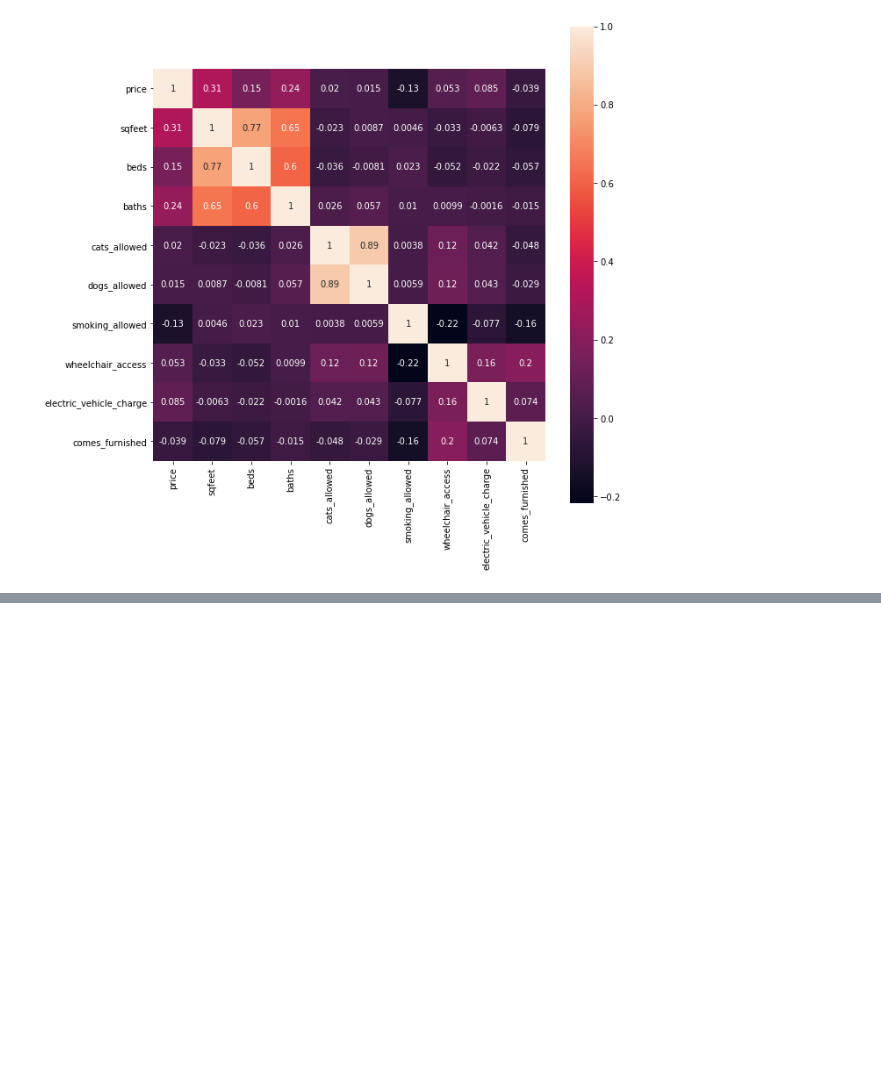
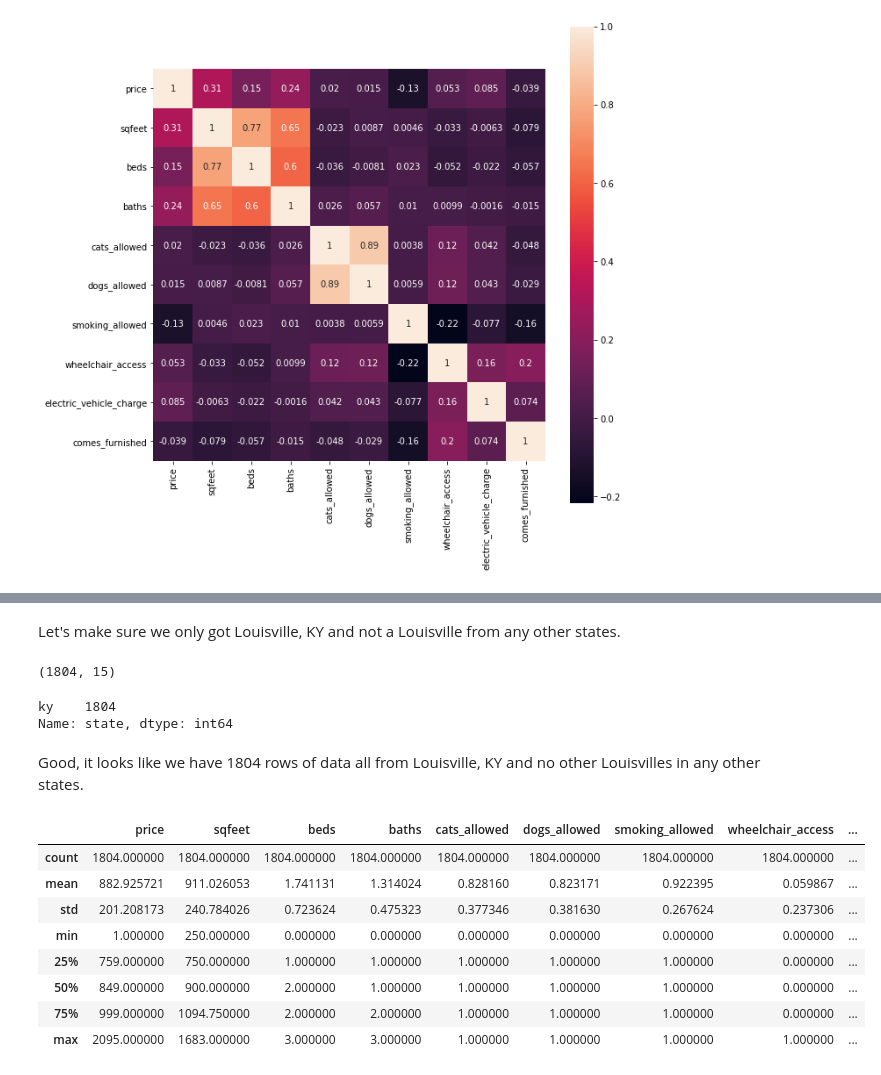
Before and after one commit to moferg/usa-housing-analysis, a Jupyter notebook: usa_housing_analysis.ipynb, the cells around one changed output, grey strips where cells are left out. Saved outputs shown, nothing was run; the diff lists cells and outputs as text; code cells hidden in the pictures; blank space fills up the shorter version.

```diff
--- a/usa_housing_analysis.ipynb
+++ b/usa_housing_analysis.ipynb
@@ -499,0 +513,25 @@ sns.heatmap(corr, ax=ax, annot=True, square=True)
+# %% [markdown]
+Let's make sure we only got Louisville, KY and not a Louisville from any other states.
+# %%
+df_louisville.shape
+# %% [output]
+(1804, 15)
+# %%
+df_louisville.state.value_counts()
+# %% [output]
+ky    1804
+Name: state, dtype: int64
+# %% [markdown]
+Good, it looks like we have 1804 rows of data all from Louisville, KY and no other Louisvilles in any other states.
+# %%
+df_louisville.describe()
+# %% [output]
+|  | price | sqfeet | beds | baths | cats_allowed | dogs_allowed | smoking_allowed | wheelchair_access | ... |
+| count | 1804.000000 | 1804.000000 | 1804.000000 | 1804.000000 | 1804.000000 | 1804.000000 | 1804.000000 | 1804.000000 | ... |
+| mean | 882.925721 | 911.026053 | 1.741131 | 1.314024 | 0.828160 | 0.823171 | 0.922395 | 0.059867 | ... |
+| std | 201.208173 | 240.784026 | 0.723624 | 0.475323 | 0.377346 | 0.381630 | 0.267624 | 0.237306 | ... |
+| min | 1.000000 | 250.000000 | 0.000000 | 0.000000 | 0.000000 | 0.000000 | 0.000000 | 0.000000 | ... |
+| 25% | 759.000000 | 750.000000 | 1.000000 | 1.000000 | 1.000000 | 1.000000 | 1.000000 | 0.000000 | ... |
+| 50% | 849.000000 | 900.000000 | 2.000000 | 1.000000 | 1.000000 | 1.000000 | 1.000000 | 0.000000 | ... |
+| 75% | 999.000000 | 1094.750000 | 2.000000 | 2.000000 | 1.000000 | 1.000000 | 1.000000 | 0.000000 | ... |
+| max | 2095.000000 | 1683.000000 | 3.000000 | 3.000000 | 1.000000 | 1.000000 | 1.000000 | 1.000000 | ... |
```
Also changed, not shown: parts of 5 cells of this notebook.
